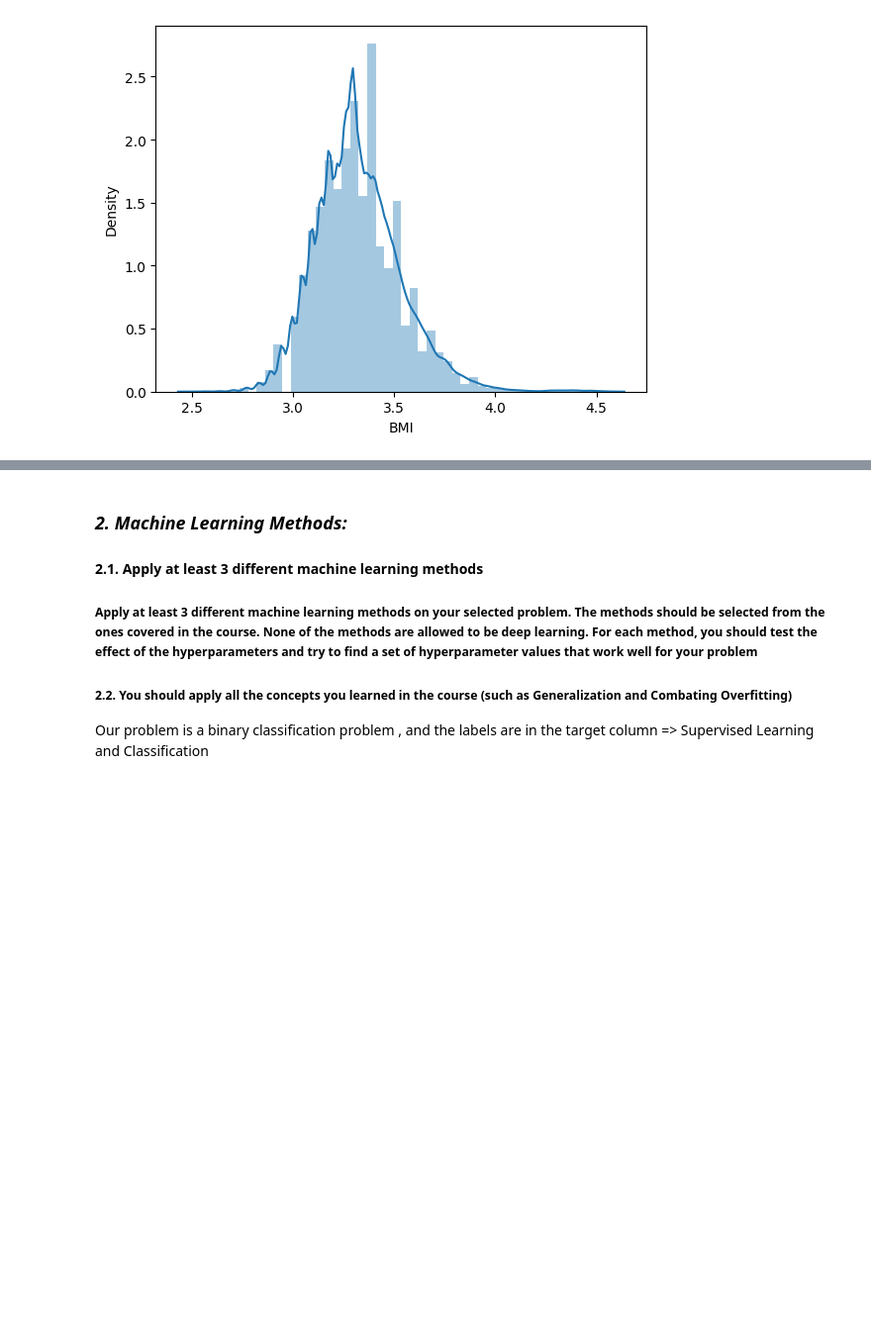
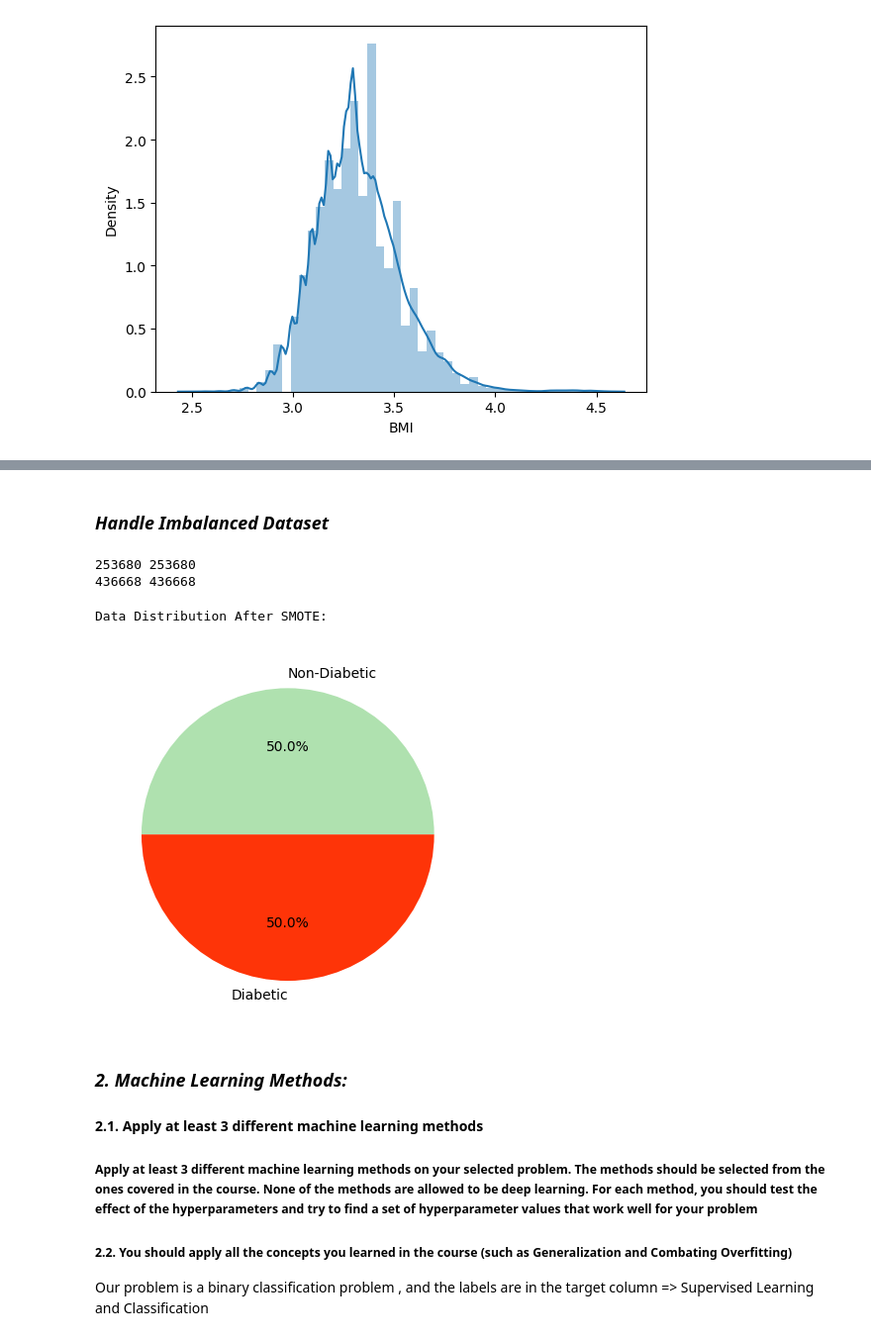
Before and after one commit to yasmineghanem/ML-Project, a Jupyter notebook: notebook.ipynb, the cells around one changed output, grey strips where cells are left out. Shown at 99% size. Cells and saved outputs as stored; diff of their text form; code cells hidden in the pictures; blank space fills up the shorter version.

Commit message:
handling the imbalanced dataset with SMOTE

```diff
--- a/notebook.ipynb
+++ b/notebook.ipynb
@@ -336,3 +376,21 @@ plt.show()
+# %% [markdown]
+### ***Handle Imbalanced Dataset***
+# %%
+# Is it even allowed
+X_resampled, y_resampled = imb.over_sampling.BorderlineSMOTE().fit_resample(final_features, labels)
+
+print(len(final_features), len(labels))
+print(len(X_resampled), len(y_resampled))
+# %% [output]
+253680 253680
+436668 436668
+# %%
+print("Data Distribution After SMOTE: ")
+plt.pie(np.array(y_resampled.value_counts()), labels=['Non-Diabetic', 'Diabetic'], autopct='%1.1f%%', colors=['#AFE1AF','#FE3408'])
+plt.show()
+# %% [output]
+Data Distribution After SMOTE:
+[figure, added]
 # %% [markdown]
 ### ***2. Machine Learning Methods:***
 #### 2.1. Apply at least 3 different machine learning methods
```
Also changed, not shown: parts of 11 cells of this notebook, 1 other file.
